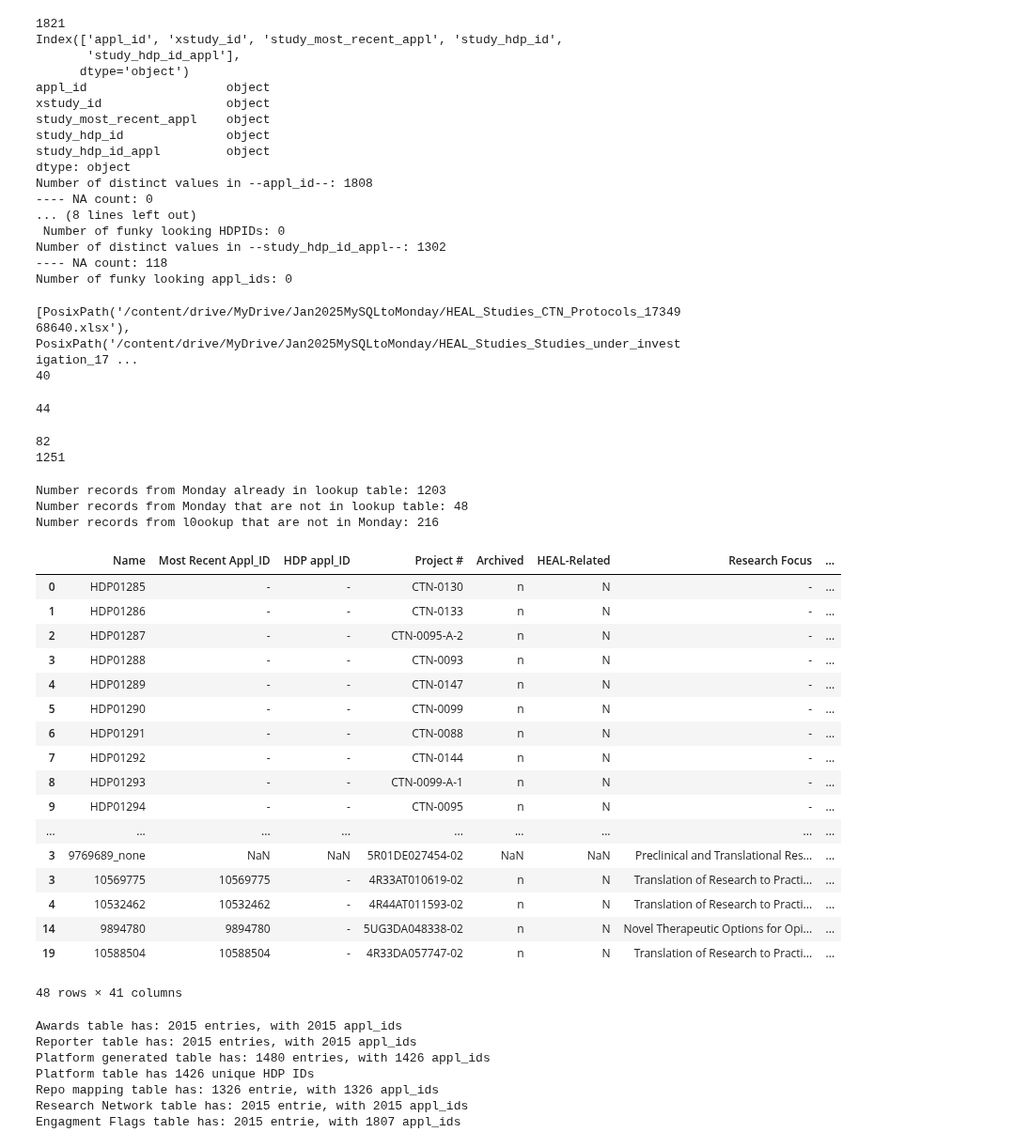
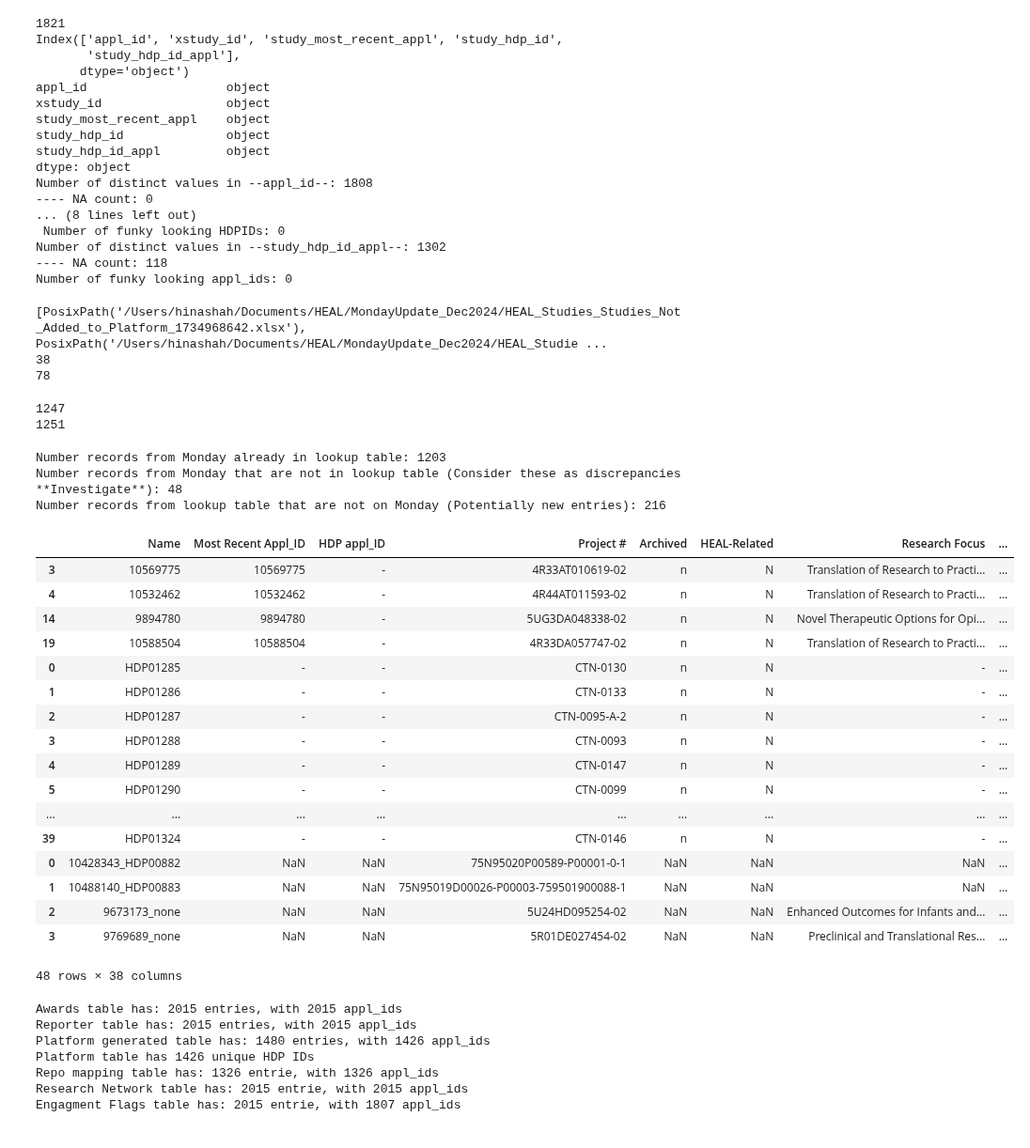
Before and after one commit to heal-data-stewards/metadata-sync, a Jupyter notebook: notebooks/UpdateMondayBoardFromMySQL.ipynb, the cells around one changed output. Shown at 94% size. Cells and saved outputs as stored; diff of their text form; code cells hidden in the pictures.

Commit message:
Cleaning Monday Board update notebook, adding discrepancies, removing DAI status column

```diff
--- a/notebooks/UpdateMondayBoardFromMySQL.ipynb
+++ b/notebooks/UpdateMondayBoardFromMySQL.ipynb
@@ -23,3 +22,8 @@ input_dir = Path("/content/drive/MyDrive/Jan2025MySQLtoMonday")
+# %%
+## Set this to the directory where:
+## 1- Every group on Monday Studies board has been exported as an individual group to
+## 2- All relevant tables from MySql database for HEAL have been exported as a csv to.
+input_dir = Path("/Users/hinashah/Documents/HEAL/MondayUpdate_Dec2024")
 # %%
 def get_unique_values(df:pd.DataFrame, col_name:str='appl_id'):
     if col_name in df.columns:
@@ -84,57 +88,59 @@ for file_path in board_files_list:
         study_type == "CTN"
     else:
         study_type = "Unknown"
-    tmp_df['study_type'] = [study_type]*len(tmp_df)
-    monday_board = pd.concat([monday_board, tmp_df])
-    print(len(monday_board))
+    tmp_df.dropna(how='all', inplace=True)
+    if len(tmp_df) >  0:
+        tmp_df['study_type'] = [study_type]*len(tmp_df)
+        monday_board = pd.concat([monday_board, tmp_df])
+        print(len(monday_board))
 # %% [output]
-[PosixPath('/content/drive/MyDrive/Jan2025MySQLtoMonday/HEAL_Studies_CTN_Protocols_1734968640.xlsx'), PosixPath('/content/drive/MyDrive/Jan2025MySQLtoMonday/HEAL_Studies_Studies_under_investigation_17 ...
-40
+[PosixPath('/Users/hinashah/Documents/HEAL/MondayUpdate_Dec2024/HEAL_Studies_Studies_Not_Added_to_Platform_1734968642.xlsx'), PosixPath('/Users/hinashah/Documents/HEAL/MondayUpdate_Dec2024/HEAL_Studie ...
+38
+78
-44
+1247
+1251
-82
-1251
 # %%
 ### Steps for updating Monday board:
 
 ## From Study lookup table, get unique set of most_recent_appl, study_hdp_id, and study_hdp_id_appl
 lookup_fields = gt_file[['study_hdp_id', 'study_most_recent_appl', 'study_hdp_id_appl']].copy(deep=True).drop_duplicates()
-## Create a column "Name" or "Key" that will either have study_hdp_id OR most_recent_appl when study_hdp_id is empty
+## Create a column "Key" that will either have study_hdp_id OR most_recent_appl when study_hdp_id is empty
 lookup_fields['key'] = [m if pd.isna(h) else h for (h, m) in lookup_fields[['study_hdp_id', 'study_most_recent_appl']].values ]
 
 ### A few checks:
 ## How many of the "keys" from Monday board are in lookup fields?
 print(f"Number records from Monday already in lookup table: {len(monday_board[monday_board.Name.isin(lookup_fields.key)])}")
 ## How many of the keys from MOnday board are not there in looup fields
-mondayboard_missingin_looup = monday_board[~monday_board.Name.isin(lookup_fields.key)]
-print(f"Number records from Monday that are not in lookup table: {len(mondayboard_missingin_looup)}")
+mondayboard_missingin_lookup = monday_board[~monday_board.Name.isin(lookup_fields.key)]
+print(f"Number records from Monday that are not in lookup table (Consider these as discrepancies **Investigate**): {len(mondayboard_missingin_lookup)}")
 ## How many of the keys from lookup fields are not there in Monday??
 lookup_missingin_mondayboard = lookup_fields[~lookup_fields.key.isin(monday_board.Name)]
-print(f"Number records from l0ookup that are not in Monday: {len(lookup_missingin_mondayboard)}")
+print(f"Number records from lookup table that are not on Monday (Potentially new entries): {len(lookup_missingin_mondayboard)}")
 # %% [output]
 Number records from Monday already in lookup table: 1203
-Number records from Monday that are not in lookup table: 48
-Number records from l0ookup that are not in Monday: 216
+Number records from Monday that are not in lookup table (Consider these as discrepancies **Investigate**): 48
+Number records from lookup table that are not on Monday (Potentially new entries): 216
-# %%
-mondayboard_missingin_looup
-# %% [output]
-|  | Name | Most Recent Appl_ID | HDP appl_ID | Project # | Archived | HEAL-Related | Research Focus | ... |
-| 0 | HDP01285 | - | - | CTN-0130 | n | N | - | ... |
-| 1 | HDP01286 | - | - | CTN-0133 | n | N | - | ... |
-| 2 | HDP01287 | - | - | CTN-0095-A-2 | n | N | - | ... |
-| 3 | HDP01288 | - | - | CTN-0093 | n | N | - | ... |
-| 4 | HDP01289 | - | - | CTN-0147 | n | N | - | ... |
-| 5 | HDP01290 | - | - | CTN-0099 | n | N | - | ... |
-| 6 | HDP01291 | - | - | CTN-0088 | n | N | - | ... |
-| 7 | HDP01292 | - | - | CTN-0144 | n | N | - | ... |
-| 8 | HDP01293 | - | - | CTN-0099-A-1 | n | N | - | ... |
-| 9 | HDP01294 | - | - | CTN-0095 | n | N | - | ... |
-| ... | ... | ... | ... | ... | ... | ... | ... | ... |
-| 3 | 9769689_none | NaN | NaN | 5R01DE027454-02 | NaN | NaN | Preclinical and Translational Res... | ... |
-| 3 | 10569775 | 10569775 | - | 4R33AT010619-02 | n | N | Translation of Research to Practi... | ... |
-| 4 | 10532462 | 10532462 | - | 4R44AT011593-02 | n | N | Translation of Research to Practi... | ... |
-| 14 | 9894780 | 9894780 | - | 5UG3DA048338-02 | n | N | Novel Therapeutic Options for Opi... | ... |
-| 19 | 10588504 | 10588504 | - | 4R33DA057747-02 | n | N | Translation of Research to Practi... | ... |
-48 rows × 41 columns
+# %%
+mondayboard_missingin_lookup
+# %% [output]
+|  | Name | Most Recent Appl_ID | HDP appl_ID | Project # | Archived | HEAL-Related | Research Focus | ... |
+| 3 | 10569775 | 10569775 | - | 4R33AT010619-02 | n | N | Translation of Research to Practi... | ... |
+| 4 | 10532462 | 10532462 | - | 4R44AT011593-02 | n | N | Translation of Research to Practi... | ... |
+| 14 | 9894780 | 9894780 | - | 5UG3DA048338-02 | n | N | Novel Therapeutic Options for Opi... | ... |
+| 19 | 10588504 | 10588504 | - | 4R33DA057747-02 | n | N | Translation of Research to Practi... | ... |
+| 0 | HDP01285 | - | - | CTN-0130 | n | N | - | ... |
+| 1 | HDP01286 | - | - | CTN-0133 | n | N | - | ... |
+| 2 | HDP01287 | - | - | CTN-0095-A-2 | n | N | - | ... |
+| 3 | HDP01288 | - | - | CTN-0093 | n | N | - | ... |
+| 4 | HDP01289 | - | - | CTN-0147 | n | N | - | ... |
+| 5 | HDP01290 | - | - | CTN-0099 | n | N | - | ... |
+| ... | ... | ... | ... | ... | ... | ... | ... | ... |
+| 39 | HDP01324 | - | - | CTN-0146 | n | N | - | ... |
+| 0 | 10428343_HDP00882 | NaN | NaN | 75N95020P00589-P00001-0-1 | NaN | NaN | NaN | ... |
+| 1 | 10488140_HDP00883 | NaN | NaN | 75N95019D00026-P00003-759501900088-1 | NaN | NaN | NaN | ... |
+| 2 | 9673173_none | NaN | NaN | 5U24HD095254-02 | NaN | NaN | Enhanced Outcomes for Infants and... | ... |
+| 3 | 9769689_none | NaN | NaN | 5R01DE027454-02 | NaN | NaN | Preclinical and Translational Res... | ... |
+48 rows × 38 columns
 # %%
 # Get rest of the tables
 convert_dict = {'appl_id':str}
```
Also changed, not shown: parts of 20 cells of this notebook.
